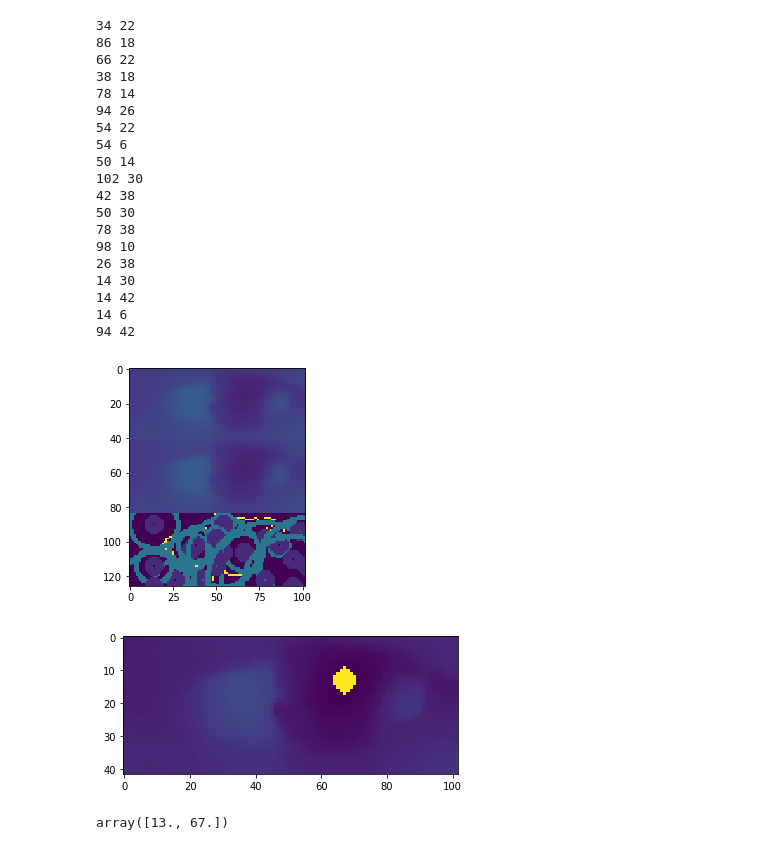
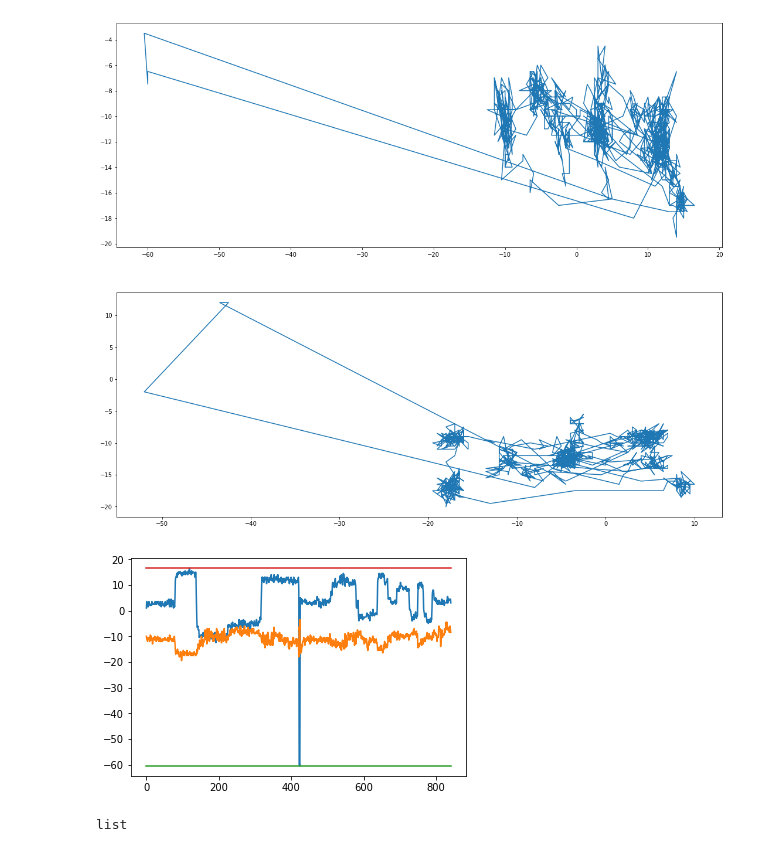
Before and after one commit to Rompil/EyeTrackingForSB, a Jupyter notebook: Untitled-Copy1.ipynb, the cells around one changed output. Saved outputs shown, nothing was run; the diff lists cells and outputs as text; code cells hidden in the pictures.

Commit message:
extract coordianates and draw them in pyplot

```diff
--- a/Untitled-Copy1.ipynb
+++ b/Untitled-Copy1.ipynb
@@ -73,43 +6,10 @@ print(circles)
-# %%
-circles = np.uint16(np.around(circles))
-for i in circles[0,:]:
-    # draw the outer circle
-    cv2.circle(c_g_neg_img,(i[0],i[1]),i[2],(100,100,70),2)
-    # draw the center of the circle
-    cv2.circle(c_g_neg_img,(i[0],i[1]),3,(30,30,30),3)
-    print(i[0],i[1])
-imgplot = plt.imshow(np.vstack([image, Mimage, c_g_neg_img]))
-# %% [output]
-34 22
-86 18
-66 22
-38 18
-78 14
-94 26
-54 22
-54 6
-50 14
-102 30
-42 38
-50 30
-78 38
-98 10
-26 38
-14 30
-14 42
-14 6
-94 42
-[figure, removed]
-# %%
-a_c = np.mean(Center_min, axis=0)
-for c in Center_min:
-    cv2.circle(image,(c[1],c[0]),0,(255,255,0),2)
-    pass
-cv2.circle(image,(int(a_c[1]),int(a_c[0])),0,(255,0,100),2)
-implot = plt.imshow(image)
-# %% [output]
-[figure, removed]
-# %%
-a_c
-# %% [output]
-array([13., 67.])
+# %%
+left_eye = []
+right_eye = []
+with open('test.dat','r') as f:
+    for line in f:
+        t = ''.join([c for c in line if c not in '(),']).split()
+        t = [float(f) for f in t]
+        l, r = tuple(t[:2]),tuple(t[2:])
+        left_eye.append(l)
+        right_eye.append(r)
@@ -115,0 +18,13 @@ array([13., 67.])
+# %%
+
+fig = plt.figure()
+fig.set_size_inches(18.5, 15.5, forward=True)
+ax1 = fig.add_subplot(211)
+ax1.plot(*zip(*left_eye))
+
+ax2 = fig.add_subplot(212)
+ax2.plot(*zip(*right_eye))
+
+plt.show()
+# %% [output]
+[figure, added]
@@ -115,0 +33,14 @@ array([13., 67.])
+# %%
+minx = [min(x)]*len(x)
+maxx = [max(x)]*len(x)
+plt.plot(np.arange(len(x)), x)
+plt.plot(np.arange(len(y)), y)
+plt.plot(np.arange(len(x)), minx)
+plt.plot(np.arange(len(x)), maxx)
+plt.show()
+# %% [output]
+[figure, added]
+# %%
+type(x)
+# %% [output]
+list
```
Also changed, not shown: parts of 13 cells of this notebook, 5 other files.
